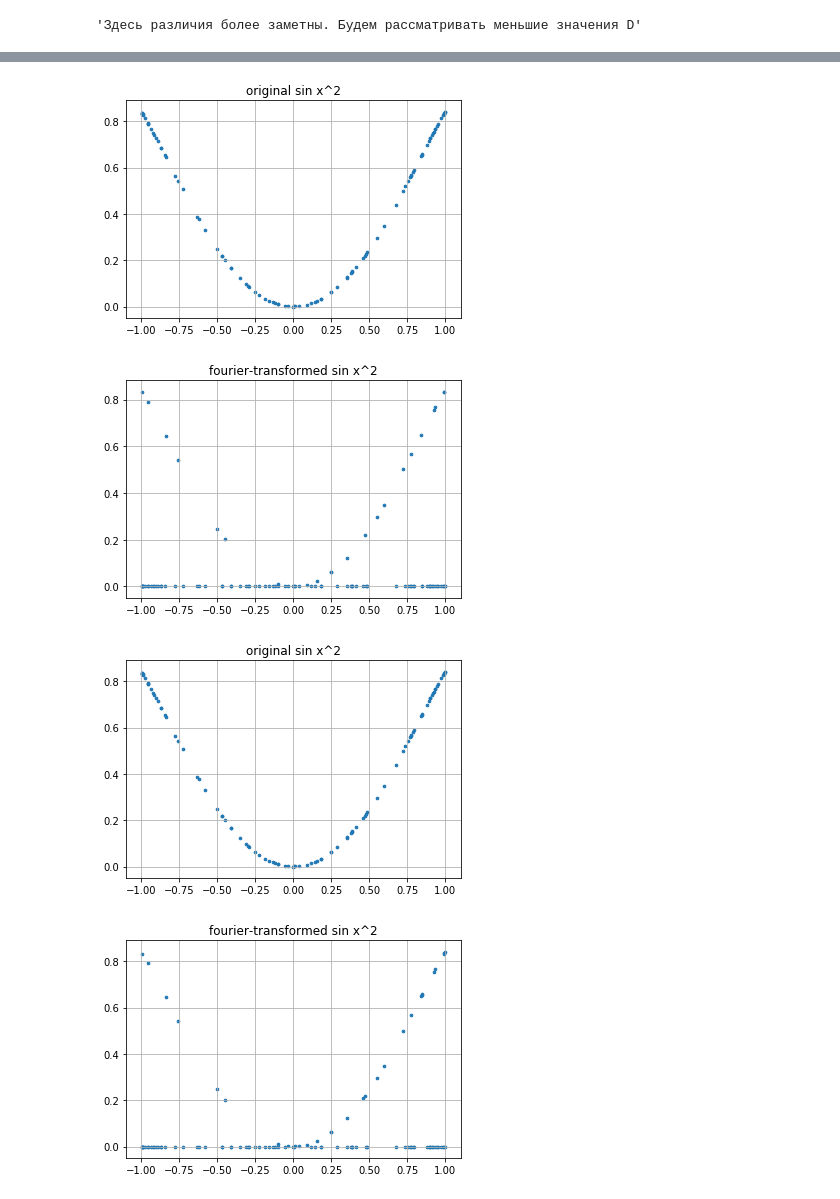
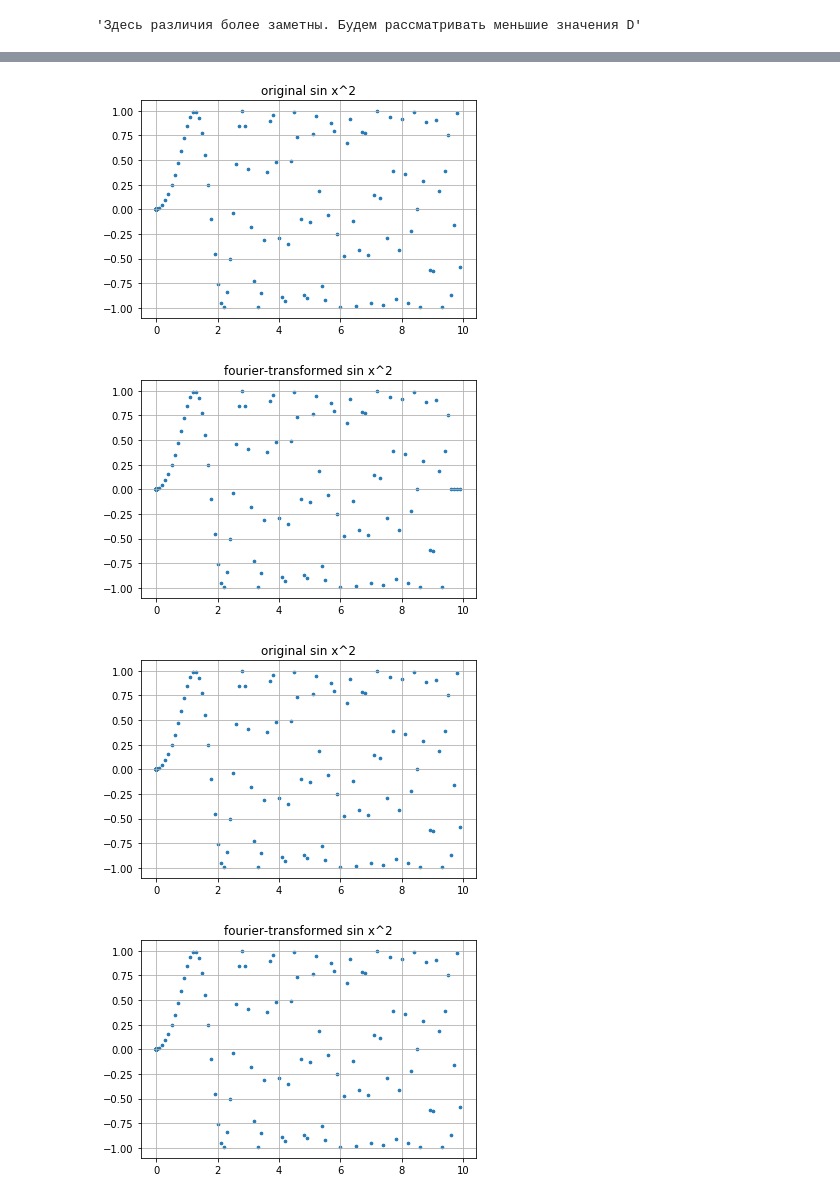
Before and after one commit to uberpup/Algorithms, a Jupyter notebook: FFT/fft.ipynb, the cells around one changed output, grey strips where cells are left out. Drawn from its saved outputs; the diff is of its cells as text; code cells hidden in the pictures.

```diff
--- a/FFT/fft.ipynb
+++ b/FFT/fft.ipynb
@@ -186,10 +172,10 @@ analyze_fft(lambda x : np.sin(x*x), "sin x^2", 0.5)
 # %%
-analyze_fft(lambda x : np.sin(x*x), "sin x^2", 0.75)
+analyze_fft(lambda x : np.sin(x*x), "sin x^2", 0.25)
 # %% [output]
-[figure, old version]
+[figure, new version]
-[figure, old version]
+[figure, new version]
 # %%
-analyze_fft(lambda x : np.sin(x*x), "sin x^2", 0.7)
+analyze_fft(lambda x : np.sin(x*x), "sin x^2", 0.2)
 # %% [output]
-[figure, old version]
+[figure, new version]
-[figure, old version]
+[figure, new version]
```
Also changed, not shown: parts of 23 cells of this notebook, 1 other file.
